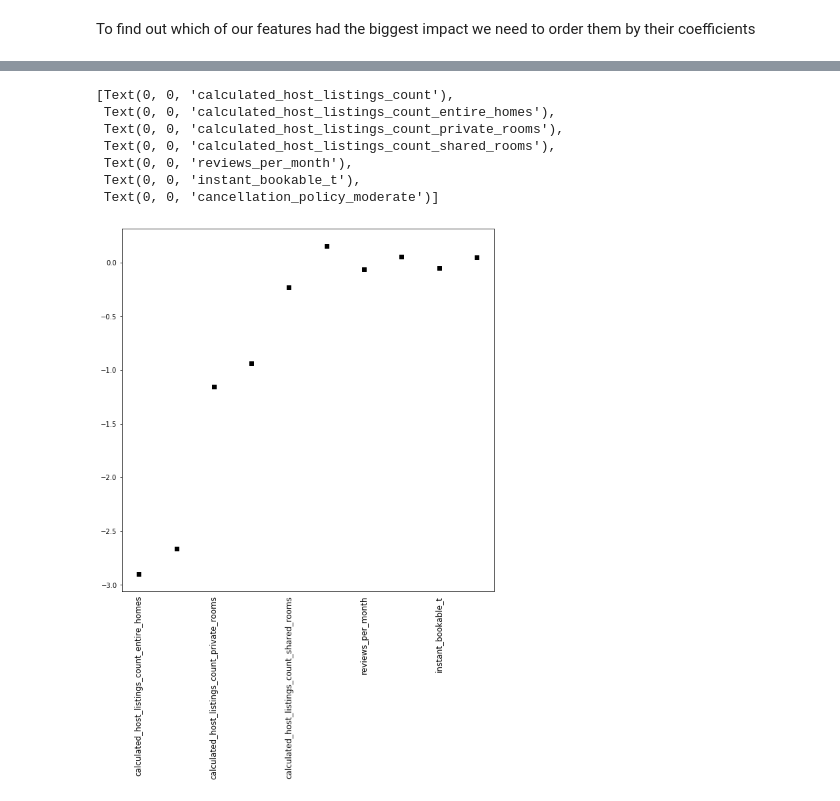
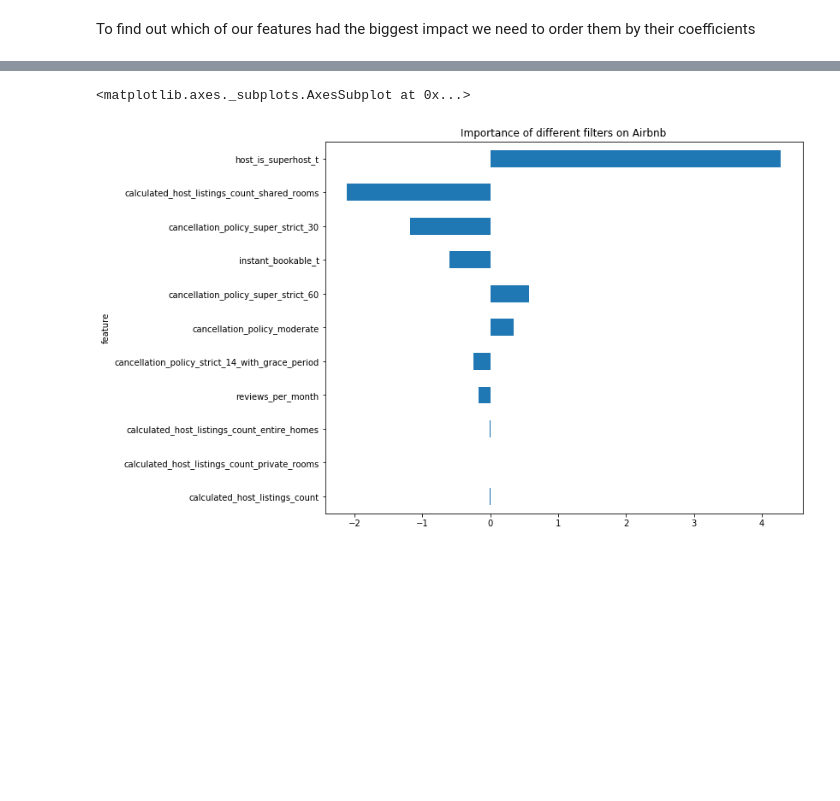
Before and after one commit to npop237/DS-Project1, a Jupyter notebook: PlanningATripToNashville.ipynb, the cells around one changed output, grey strips where cells are left out. Drawn from its saved outputs; the diff is of its cells as text; code cells hidden in the pictures; blank space fills up the shorter version.

```diff
--- a/PlanningATripToNashville.ipynb
+++ b/PlanningATripToNashville.ipynb
@@ -346,17 +347,6 @@ coefs_df
-# %%
-fig, ax = plt.subplots(figsize=(10,10))
-
-ax.scatter(x=pd.np.arange(coefs_df.shape[0]),
-           marker='s', s=30,
-           y=coefs_df['coefs'], color='black')
-ax.xaxis.set_ticks_position('none')
-ax.set_xticklabels(X_train.columns, rotation=90, fontsize=12)
-# %% [output]
-[Text(0, 0, 'calculated_host_listings_count'),
- Text(0, 0, 'calculated_host_listings_count_entire_homes'),
- Text(0, 0, 'calculated_host_listings_count_private_rooms'),
- Text(0, 0, 'calculated_host_listings_count_shared_rooms'),
- Text(0, 0, 'reviews_per_month'),
- Text(0, 0, 'instant_bookable_t'),
- Text(0, 0, 'cancellation_policy_moderate')]
-[figure, removed]
+# %%
+# Plotting our coefficients as bars to visualise them
+coefs_df.plot.barh(x='feature', y='coefs', title="Importance of different filters on Airbnb", legend=False, figsize=(10,8))
+# %% [output]
+<matplotlib.axes._subplots.AxesSubplot at 0x...>
+[figure, added]
```
Also changed, not shown: parts of 8 cells of this notebook.
